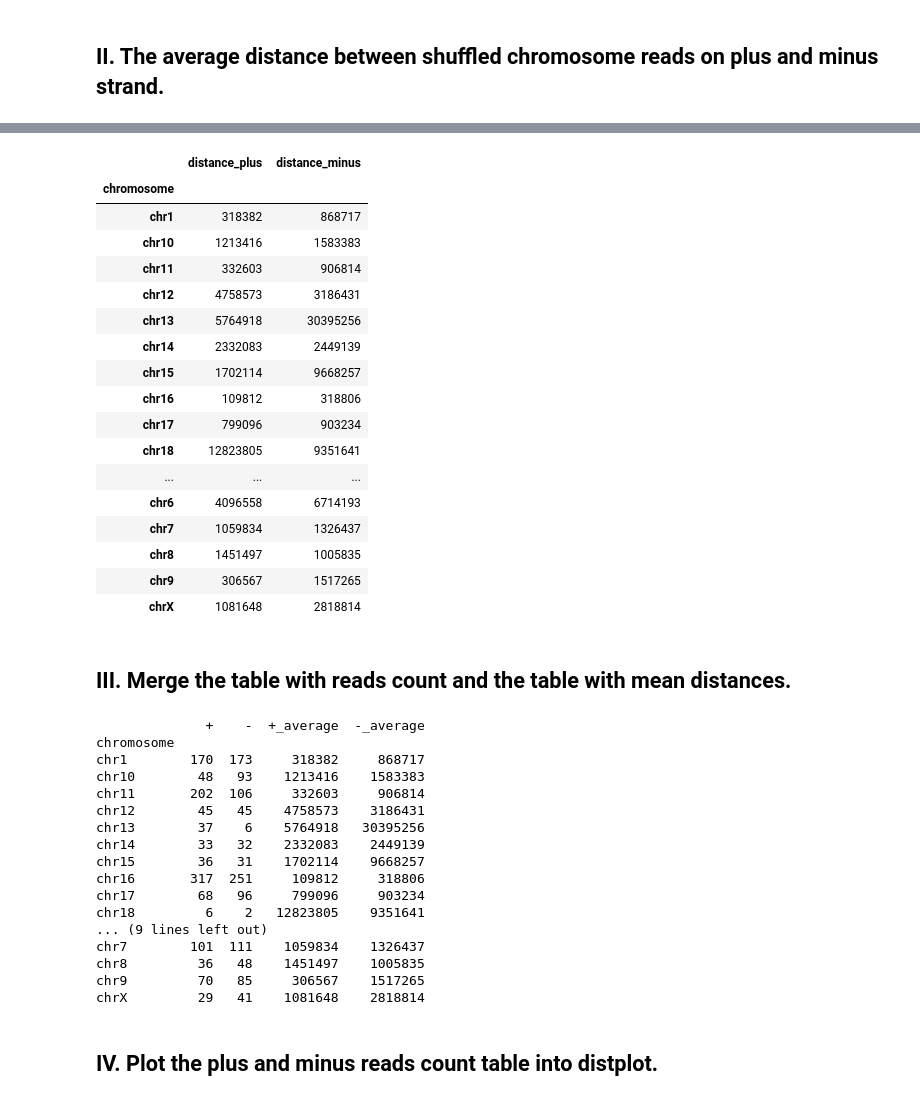
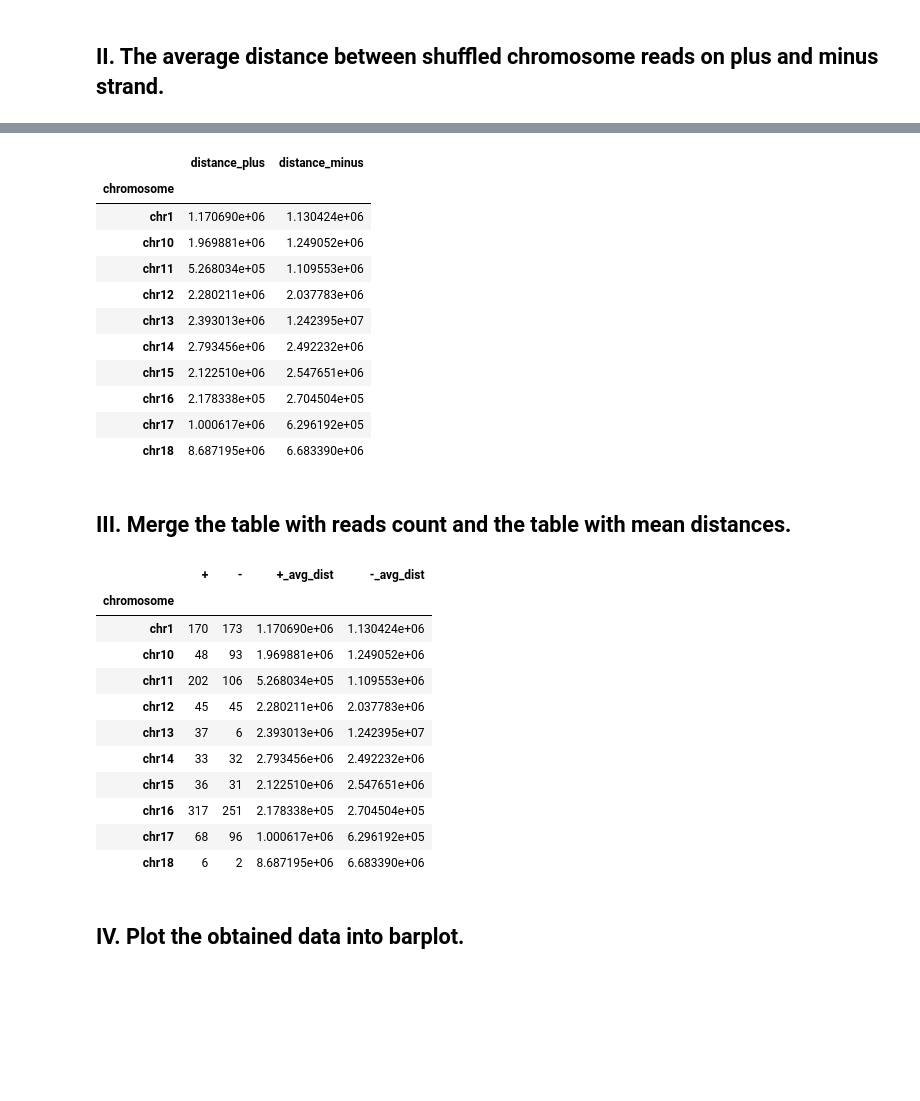
Before and after one commit to zuzanadostalova/ZD-Python-Tutorials-for-Biologists, a Jupyter notebook: 3)_Practical_assignment_minimal_distance_head_to_head_plot_revisited.ipynb, the cells around one changed output, grey strips where cells are left out. Saved outputs shown, nothing was run; the diff lists cells and outputs as text; code cells hidden in the pictures; blank space fills up the shorter version.

```diff
--- a/3)_Practical_assignment_minimal_distance_head_to_head_plot_revisited.ipynb
+++ b/3)_Practical_assignment_minimal_distance_head_to_head_plot_revisited.ipynb
@@ -1564,8 +1454,9 @@ dataframe_shuffled_both = p_shuffled.merge(m_shuffled, on='chromosome', suffixes
 ## II. The average distance between shuffled chromosome reads on plus and minus strand.
 # %%
 # Determine the mean value of each of the plus strand distances for each chromosome.
-table_shuffled_plus = pd.pivot_table(df_pybed_shuffled_plus,index=['chromosome','strand'],values=["distance"],aggfunc="first")
-pd.pivot_table(table_shuffled_plus,index=['chromosome', 'strand'],values=["distance"],aggfunc=np.mean)
+df_pybed_shuffled_plus.distance = df_pybed_shuffled_plus.distance.astype('int')
+table_shuffled_plus = pd.pivot_table(df_pybed_shuffled_plus,index=['chromosome','strand'],values=["distance"],aggfunc=np.mean)
+table_shuffled_plus.head(10)
 # %% [output]
 |  |  | distance |
 | chromosome | strand |  |
@@ -1588,7 +1473,8 @@ pd.pivot_table(table_shuffled_plus,index=['chromosome', 'strand'],values=["dista
 # %%
 # Determine the mean value of each of the minus strand distances for each chromosome.
-table_shuffled_minus = pd.pivot_table(df_pybed_shuffled_minus,index=['chromosome','strand'],values=["distance"],aggfunc="first")
-pd.pivot_table(table_shuffled_minus,index=['chromosome', 'strand'],values=["distance"],aggfunc=np.mean)
+df_pybed_shuffled_minus.distance = df_pybed_shuffled_minus.distance.astype('int')
+table_shuffled_minus = pd.pivot_table(df_pybed_shuffled_minus,index=['chromosome','strand'],values=["distance"],aggfunc=np.mean)
+table_shuffled_minus.head(10)
 # %% [output]
 |  |  | distance |
 | chromosome | strand |  |
@@ -1611,50 +1491,39 @@ pd.pivot_table(table_shuffled_minus,index=['chromosome', 'strand'],values=["dist
 # %%
 # Merge the plus and minus table with mean distances together.
 table_shuffled_both = table_shuffled_plus.merge(table_shuffled_minus, on='chromosome', suffixes=('_plus','_minus'))
-table_shuffled_both
+table_shuffled_both.head(10)
 # %% [output]
 |  | distance_plus | distance_minus |
 | chromosome |  |  |
-| chr1 | 318382 | 868717 |
-| chr10 | 1213416 | 1583383 |
-| chr11 | 332603 | 906814 |
-| chr12 | 4758573 | 3186431 |
-| chr13 | 5764918 | 30395256 |
-| chr14 | 2332083 | 2449139 |
-| chr15 | 1702114 | 9668257 |
-| chr16 | 109812 | 318806 |
-| chr17 | 799096 | 903234 |
-| chr18 | 12823805 | 9351641 |
-| ... | ... | ... |
-| chr6 | 4096558 | 6714193 |
-| chr7 | 1059834 | 1326437 |
-| chr8 | 1451497 | 1005835 |
-| chr9 | 306567 | 1517265 |
-| chrX | 1081648 | 2818814 |
+| chr1 | 1.170690e+06 | 1.130424e+06 |
+| chr10 | 1.969881e+06 | 1.249052e+06 |
+| chr11 | 5.268034e+05 | 1.109553e+06 |
+| chr12 | 2.280211e+06 | 2.037783e+06 |
+| chr13 | 2.393013e+06 | 1.242395e+07 |
+| chr14 | 2.793456e+06 | 2.492232e+06 |
+| chr15 | 2.122510e+06 | 2.547651e+06 |
+| chr16 | 2.178338e+05 | 2.704504e+05 |
+| chr17 | 1.000617e+06 | 6.296192e+05 |
+| chr18 | 8.687195e+06 | 6.683390e+06 |
 # %% [markdown]
 ## III. Merge the table with reads count and the table with mean distances.
 # %%
 # Merge the plus and minus reads count table together with mean distances.
 table_shuffled_all_info = dataframe_shuffled_both.merge(table_shuffled_both, on='chromosome', suffixes=(' ',''))
-table_shuffled_all_info.columns=['+', '-', '+_average', '-_average']
-print(table_shuffled_all_info)
+table_shuffled_all_info.columns=['+', '-', '+_avg_dist', '-_avg_dist']
+table_shuffled_all_info.head(10)
 # %% [output]
-              +    -  +_average  -_average
-chromosome
-chr1        170  173     318382     868717
-chr10        48   93    1213416    1583383
-chr11       202  106     332603     906814
-chr12        45   45    4758573    3186431
-chr13        37    6    5764918   30395256
-chr14        33   32    2332083    2449139
-chr15        36   31    1702114    9668257
-chr16       317  251     109812     318806
-chr17        68   96     799096     903234
-chr18         6    2   12823805    9351641
-... (9 lines left out)
-chr7        101  111    1059834    1326437
-chr8         36   48    1451497    1005835
-chr9         70   85     306567    1517265
-chrX         29   41    1081648    2818814
+|  | + | - | +_avg_dist | -_avg_dist |
+| chromosome |  |  |  |  |
+| chr1 | 170 | 173 | 1.170690e+06 | 1.130424e+06 |
+| chr10 | 48 | 93 | 1.969881e+06 | 1.249052e+06 |
+| chr11 | 202 | 106 | 5.268034e+05 | 1.109553e+06 |
+| chr12 | 45 | 45 | 2.280211e+06 | 2.037783e+06 |
+| chr13 | 37 | 6 | 2.393013e+06 | 1.242395e+07 |
+| chr14 | 33 | 32 | 2.793456e+06 | 2.492232e+06 |
+| chr15 | 36 | 31 | 2.122510e+06 | 2.547651e+06 |
+| chr16 | 317 | 251 | 2.178338e+05 | 2.704504e+05 |
+| chr17 | 68 | 96 | 1.000617e+06 | 6.296192e+05 |
+| chr18 | 6 | 2 | 8.687195e+06 | 6.683390e+06 |
 # %% [markdown]
-## IV. Plot the plus and minus reads count table into distplot.
+## IV. Plot the obtained data into barplot.
```
Also changed, not shown: parts of 80 cells of this notebook.
